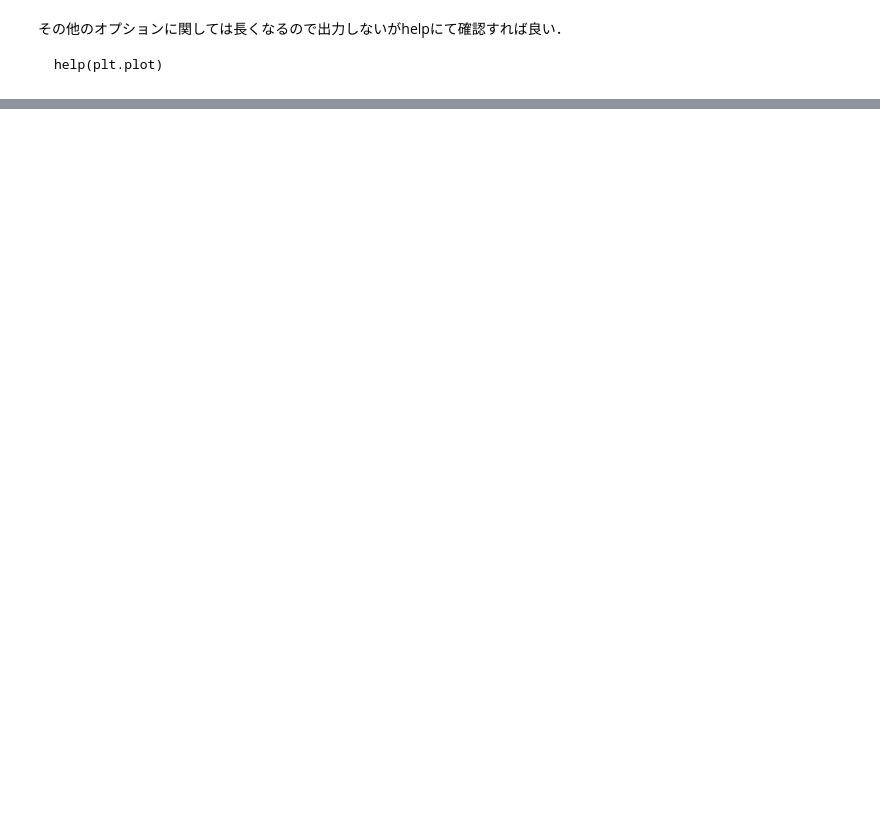
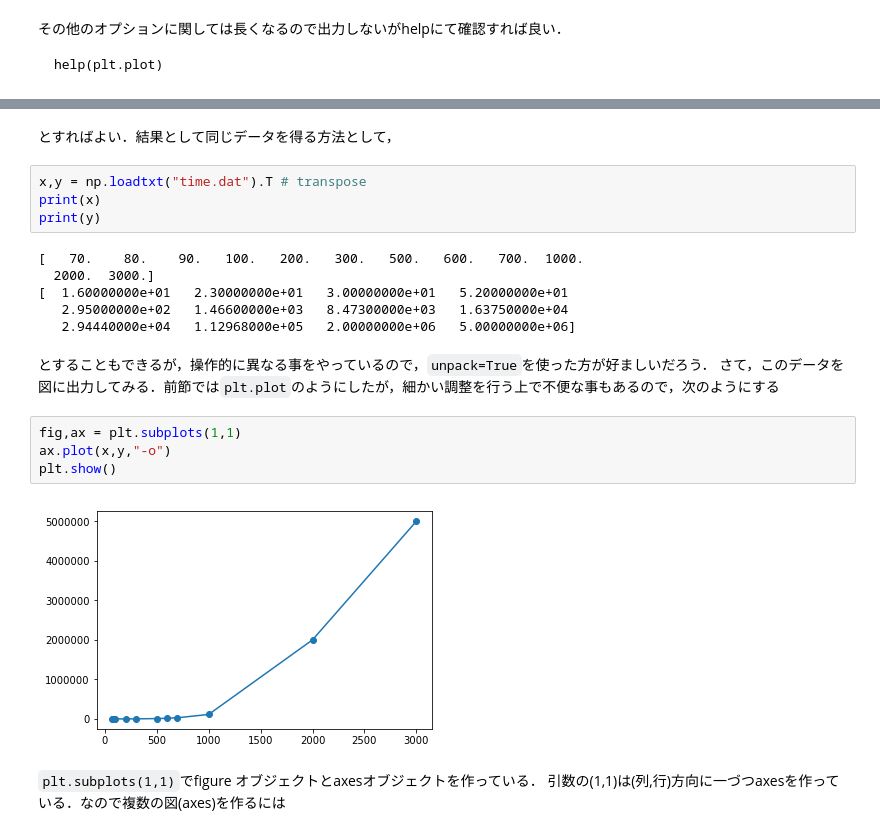
Before and after one commit to hanada-yasutaka/private-notes, a Jupyter notebook: pythonstep/step3.ipynb, the cells around one changed output, grey strips where cells are left out. Cells and saved outputs as stored; diff of their text form; blank space fills up the shorter version.

```diff
--- a/pythonstep/step3.ipynb
+++ b/pythonstep/step3.ipynb
@@ -57,0 +156,24 @@ help(plt.plot)
+# %% [markdown]
+とすればよい．結果として同じデータを得る方法として，
+# %%
+x,y = np.loadtxt("time.dat").T # transpose
+print(x)
+print(y)
+# %% [output]
+[   70.    80.    90.   100.   200.   300.   500.   600.   700.  1000.
+  2000.  3000.]
+[  1.60000000e+01   2.30000000e+01   3.00000000e+01   5.20000000e+01
+   2.95000000e+02   1.46600000e+03   8.47300000e+03   1.63750000e+04
+   2.94440000e+04   1.12968000e+05   2.00000000e+06   5.00000000e+06]
+# %% [markdown]
+とすることもできるが，操作的に異なる事をやっているので，`unpack=True`を使った方が好ましいだろう．
+さて，このデータを図に出力してみる．前節では`plt.plot`のようにしたが，細かい調整を行う上で不便な事もあるので，次のようにする
+# %%
+fig,ax = plt.subplots(1,1)
+ax.plot(x,y,"-o")
+plt.show()
+# %% [output]
+[figure, added]
+# %% [markdown]
+`plt.subplots(1,1)`でfigure オブジェクトとaxesオブジェクトを作っている．
+引数の(1,1)は(列,行)方向に一づつaxesを作っている．なので複数の図(axes)を作るには
```
Also changed, not shown: parts of 33 cells of this notebook.
